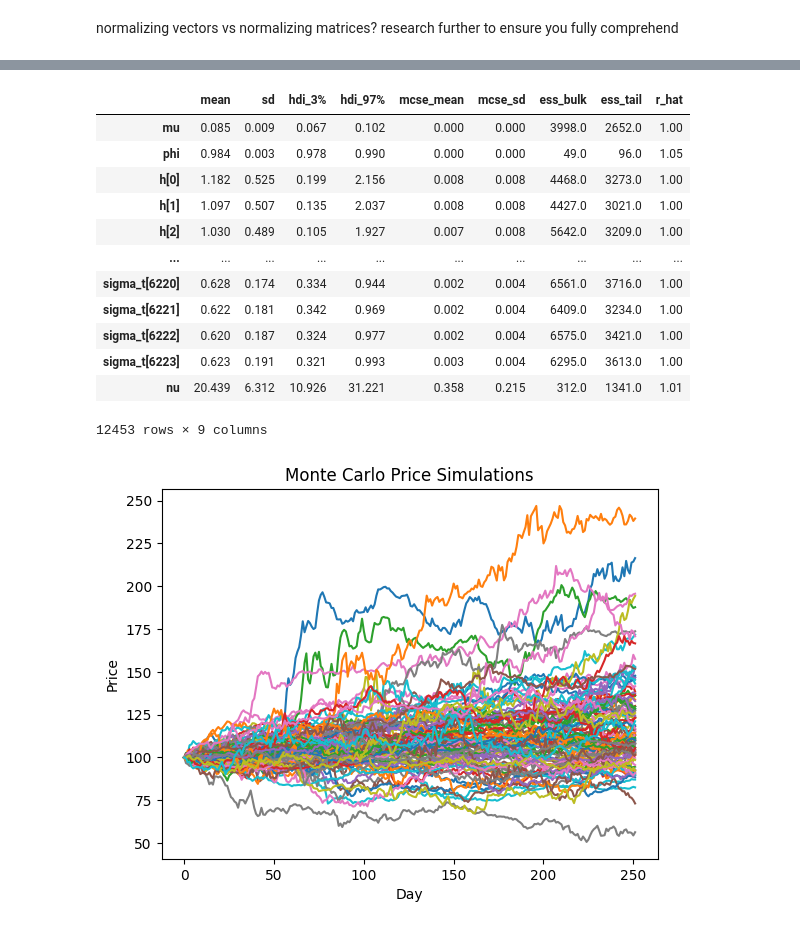
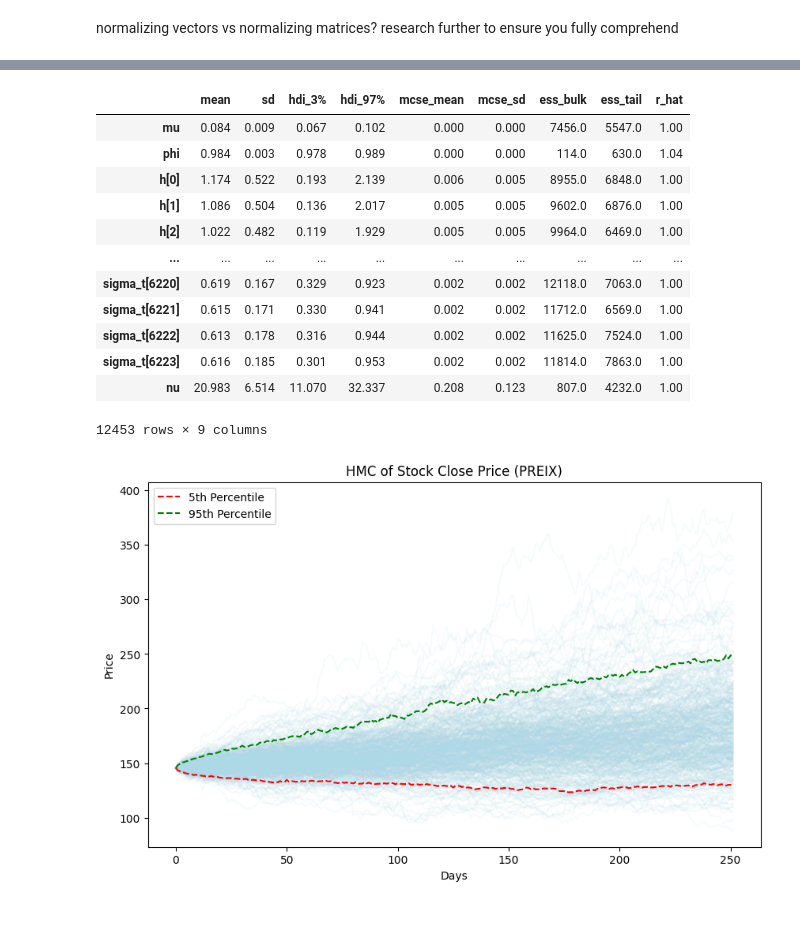
Before and after one commit to codeToad101/Equity-MCMC, a Jupyter notebook: calcVisual.ipynb, the cells around one changed output, grey strips where cells are left out. Cells and saved outputs as stored; diff of their text form; code cells hidden in the pictures.

```diff
--- a/calcVisual.ipynb
+++ b/calcVisual.ipynb
@@ -271,7 +276,7 @@ with pm.Model() as stochastic_vol_model:
         draws=2000, #posteriar samples
         tune=2000,
         target_accept=0.95, #slower runtime, should improve accuracy
-        chains=2, #up for final run/push
+        chains=4, #need to rerun as 4!
         cores=2
     )
 # %% [output]
@@ -300,50 +300,69 @@ import arviz as az
 az.summary(trace)
 # %% [output]
 |  | mean | sd | hdi_3% | hdi_97% | mcse_mean | mcse_sd | ess_bulk | ess_tail | r_hat |
-| mu | 0.085 | 0.009 | 0.067 | 0.102 | 0.000 | 0.000 | 3998.0 | 2652.0 | 1.00 |
-| phi | 0.984 | 0.003 | 0.978 | 0.990 | 0.000 | 0.000 | 49.0 | 96.0 | 1.05 |
-| h[0] | 1.182 | 0.525 | 0.199 | 2.156 | 0.008 | 0.008 | 4468.0 | 3273.0 | 1.00 |
-| h[1] | 1.097 | 0.507 | 0.135 | 2.037 | 0.008 | 0.008 | 4427.0 | 3021.0 | 1.00 |
-| h[2] | 1.030 | 0.489 | 0.105 | 1.927 | 0.007 | 0.008 | 5642.0 | 3209.0 | 1.00 |
+| mu | 0.084 | 0.009 | 0.067 | 0.102 | 0.000 | 0.000 | 7456.0 | 5547.0 | 1.00 |
+| phi | 0.984 | 0.003 | 0.978 | 0.989 | 0.000 | 0.000 | 114.0 | 630.0 | 1.04 |
+| h[0] | 1.174 | 0.522 | 0.193 | 2.139 | 0.006 | 0.005 | 8955.0 | 6848.0 | 1.00 |
+| h[1] | 1.086 | 0.504 | 0.136 | 2.017 | 0.005 | 0.005 | 9602.0 | 6876.0 | 1.00 |
+| h[2] | 1.022 | 0.482 | 0.119 | 1.929 | 0.005 | 0.005 | 9964.0 | 6469.0 | 1.00 |
 | ... | ... | ... | ... | ... | ... | ... | ... | ... | ... |
-| sigma_t[6220] | 0.628 | 0.174 | 0.334 | 0.944 | 0.002 | 0.004 | 6561.0 | 3716.0 | 1.00 |
-| sigma_t[6221] | 0.622 | 0.181 | 0.342 | 0.969 | 0.002 | 0.004 | 6409.0 | 3234.0 | 1.00 |
-| sigma_t[6222] | 0.620 | 0.187 | 0.324 | 0.977 | 0.002 | 0.004 | 6575.0 | 3421.0 | 1.00 |
-| sigma_t[6223] | 0.623 | 0.191 | 0.321 | 0.993 | 0.003 | 0.004 | 6295.0 | 3613.0 | 1.00 |
-| nu | 20.439 | 6.312 | 10.926 | 31.221 | 0.358 | 0.215 | 312.0 | 1341.0 | 1.01 |
+| sigma_t[6220] | 0.619 | 0.167 | 0.329 | 0.923 | 0.002 | 0.002 | 12118.0 | 7063.0 | 1.00 |
+| sigma_t[6221] | 0.615 | 0.171 | 0.330 | 0.941 | 0.002 | 0.002 | 11712.0 | 6569.0 | 1.00 |
+| sigma_t[6222] | 0.613 | 0.178 | 0.316 | 0.944 | 0.002 | 0.002 | 11625.0 | 7524.0 | 1.00 |
+| sigma_t[6223] | 0.616 | 0.185 | 0.301 | 0.953 | 0.002 | 0.002 | 11814.0 | 7863.0 | 1.00 |
+| nu | 20.983 | 6.514 | 11.070 | 32.337 | 0.208 | 0.123 | 807.0 | 4232.0 | 1.00 |
 12453 rows × 9 columns
 # %%
 import numpy as np
 from scipy.stats import t
 
 n_paths = 500
 horizon = 252
 
-h_sim = np.zeros(252)
-r_sim = np.zeros(252)
+h_sim = np.zeros(horizon)
+r_sim = np.zeros(horizon)
 
-plt.figure()
+#plt.figure()
+all_paths = []
+for i in range(n_paths):
+    h_sim = np.zeros(horizon)
+    r_sim = np.zeros(horizon)
+    price_sim = np.zeros(horizon)
+    price_sim[0] = stock_data["Close"].iloc[-1]
 
-for i in range(100):
-    h_sim = np.zeros(252)
-    r_sim = np.zeros(252)
-    price_sim = np.zeros(252)
-    price_sim[0] = 100
+    phi_draw = posterior["phi"].values.flatten()[i]
+    sigma_eta_draw = posterior["sigma_eta"].values.flatten()[i]
+    mu_draw = posterior["mu"].values.flatten()[i]
 
-    for t in range(1, 252):
+    for t in range(1, horizon):
         h_sim[t] = phi_draw * h_sim[t-1] + sigma_eta_draw * np.random.randn()
         r_sim[t] = mu_draw + np.exp(h_sim[t] / 2) * np.random.randn()
         price_sim[t] = price_sim[t-1] * np.exp(r_sim[t] / 100)
 
-    plt.plot(price_sim)
+    #plt.plot(price_sim)
+    all_paths.append(price_sim.copy())
 
-plt.title("Monte Carlo Price Simulations")
-plt.xlabel("Day")
+sim_array = np.column_stack(all_paths)   # Convert to array
+
+sim_paths_df = pd.DataFrame(sim_array)   # Convert to DataFrame
+
+plt.figure(figsize=(10, 6))
+plt.plot(sim_paths_df, color="lightblue", alpha=0.1)
+
+# Add 5% and 95% percentile lines
+percentiles_5 = sim_paths_df.quantile(0.05, axis=1)
+percentiles_95 = sim_paths_df.quantile(0.95, axis=1)
+
+plt.plot(percentiles_5, color="red", linestyle="--", label="5th Percentile")
+plt.plot(percentiles_95, color="green", linestyle="--", label="95th Percentile")
+
+# Add labels and title
+ticker = "PREIX" #demo ticker remember
+plt.title(f"HMC of Stock Close Price ({ticker})")
+plt.xlabel("Days")
 plt.ylabel("Price")
+plt.legend()
 plt.show()
-
-# # Convert the list of paths to a DataFrame
-# sim_paths_df = pd.DataFrame(sim_paths).T
 # %% [output]
-[figure, old version]
+[figure, new version]
 # %%
```
Also changed, not shown: parts of 9 cells of this notebook.
